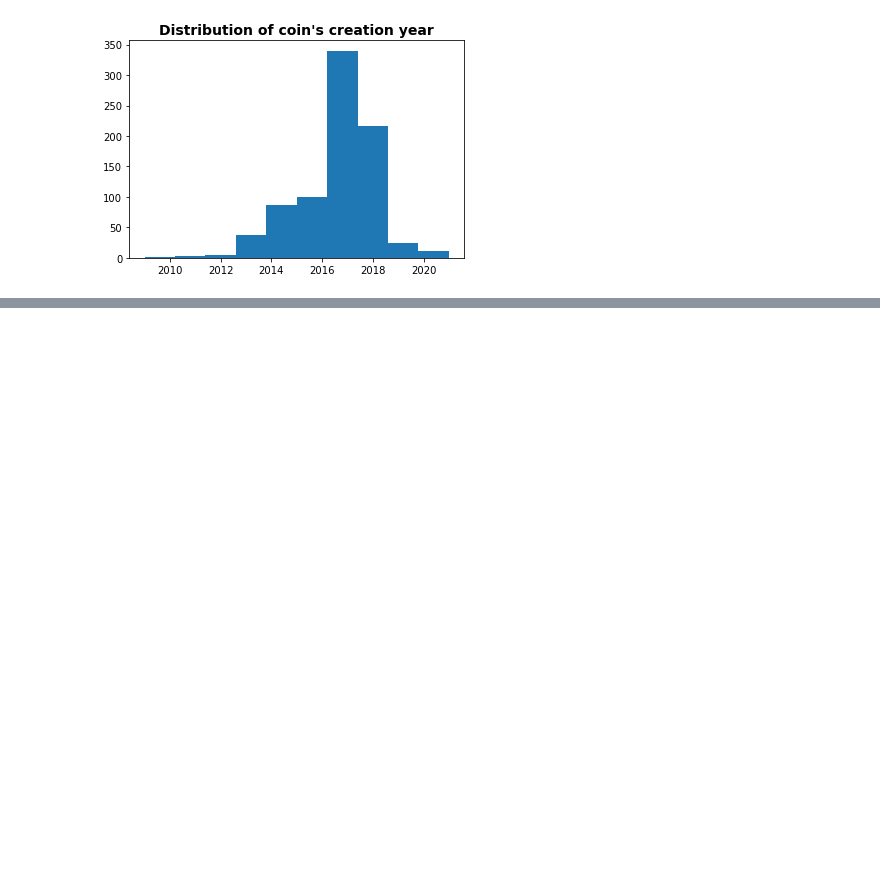
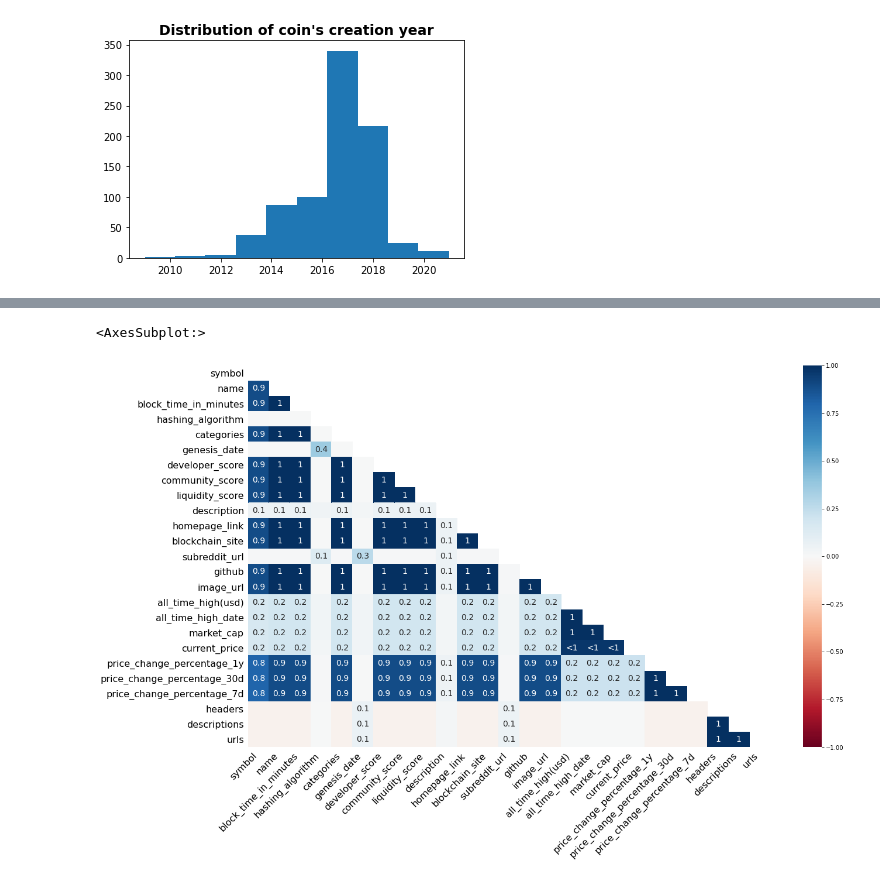
Before and after one commit to 2dukes/PROJ_PRI_2122, a Jupyter notebook: Statistics.ipynb, the cells around one changed output, grey strips where cells are left out. Drawn from its saved outputs; the diff is of its cells as text; code cells hidden in the pictures; blank space fills up the shorter version.

```diff
--- a/Statistics.ipynb
+++ b/Statistics.ipynb
@@ -96,0 +107,5 @@ The youngest coin was created in 2021-3-18 and the oldest was created in 2009-1-
+# %%
+msno.heatmap(coin_news)
+# %% [output]
+<AxesSubplot:>
+[figure, added]
```
Also changed, not shown: parts of 4 cells of this notebook, 4 other files.
